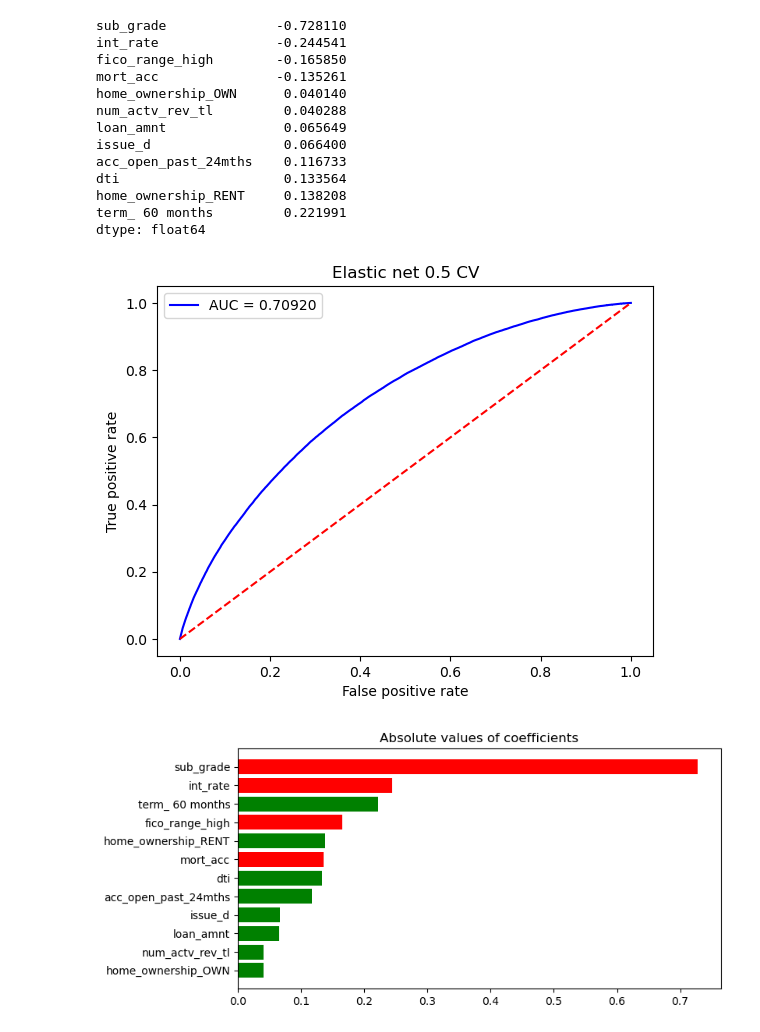
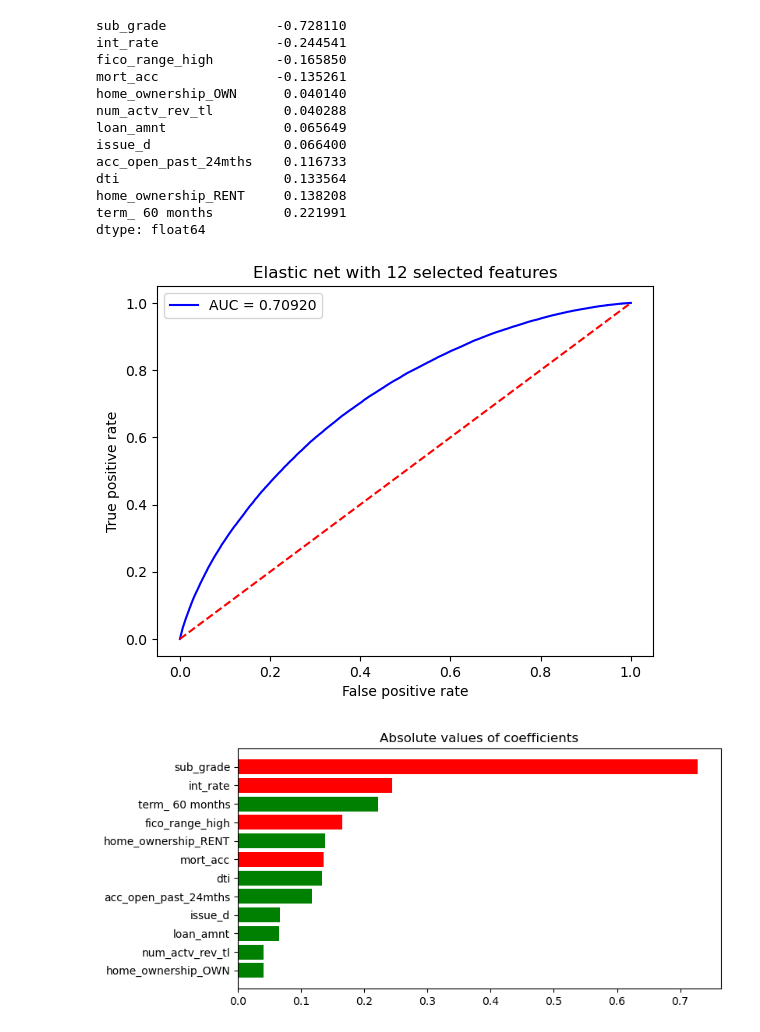
Before and after one commit to G-Mass/MTFI-project, a Jupyter notebook: p2p_lending_credit_risk_assessment.ipynb, the cells around one changed output. Cells and saved outputs as stored; diff of their text form; code cells hidden in the pictures.

Commit message:
minor changes to plots

```diff
--- a/p2p_lending_credit_risk_assessment.ipynb
+++ b/p2p_lending_credit_risk_assessment.ipynb
@@ -1294,4 +1296,5 @@ dtype: float64
 ## Fitting a new model with only the selected features
 # %%
 selected_features = ["int_rate","sub_grade", "term_ 60 months", "dti", "loan_amnt","fico_range_high",
-                     "mort_acc","home_ownership_RENT", "home_ownership_OWN","issue_d",'acc_open_past_24mths', 'num_actv_rev_tl']
+                     "mort_acc","home_ownership_RENT", "home_ownership_OWN","issue_d",
+                     'acc_open_past_24mths', 'num_actv_rev_tl']
@@ -1361,15 +1366,16 @@ dtype: float64
 # %%
 elasticnetcv_test_fpr, elasticnetcv_test_tpr, elasticnetcv_test_thresholds = roc_curve(y_test, elasticnetcv_final_phat_test)
 elasticnetcv_test_auc_test = roc_auc_score(y_test, elasticnetcv_final_phat_test)
 plt.plot(elasticnetcv_test_fpr,elasticnetcv_test_tpr, "b", label = "AUC = %0.5f"%elasticnetcv_test_auc_test)
 plt.plot([0,1],[0,1],"r--")
 plt.legend()
 plt.xlabel("False positive rate")
 plt.ylabel("True positive rate")
-plt.title("Elastic net 0.5 CV")
+plt.title("Elastic net with 12 selected features")
+plt.savefig("graphs/elastic_net_selected_roc.svg",facecolor = (1,1,1,0), transparent = True,bbox_inches='tight')
 plt.show()
 # %% [output]
-[figure, old version]
+[figure, new version]
 # %%
 sorted_coeffs = elasticnetcv_final_coeffs
 color_bars = np.where(sorted_coeffs < 0, "red","green")
```
Also changed, not shown: parts of 6 cells of this notebook, 4 other files.
